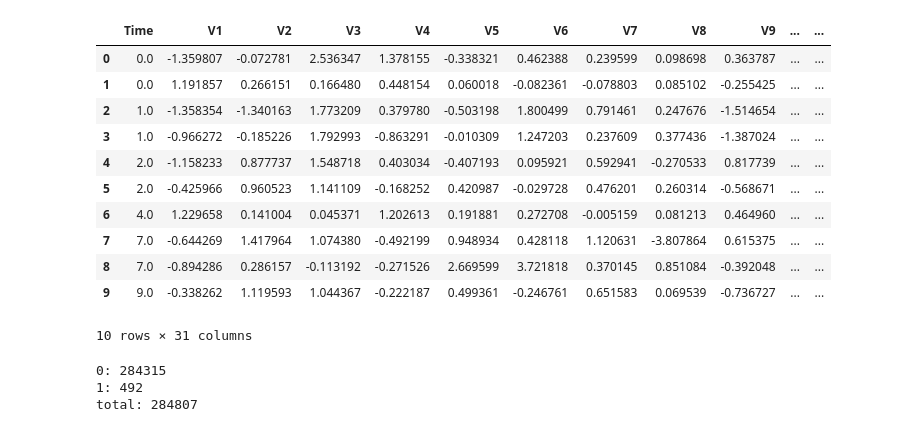
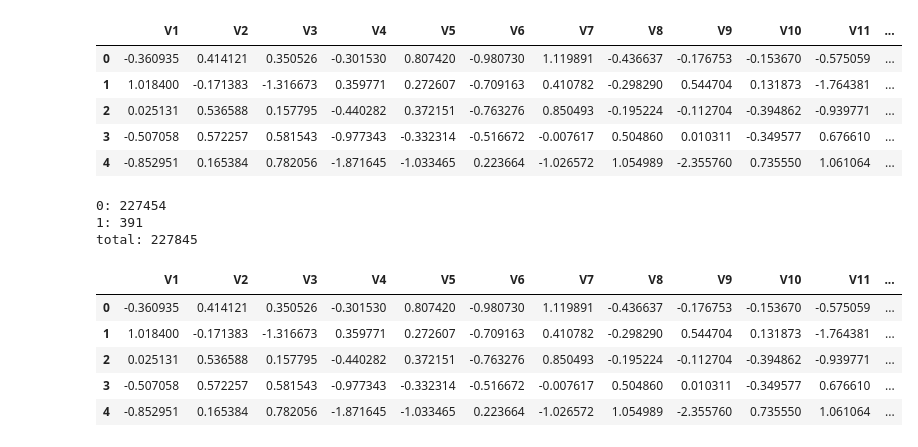
Before and after one commit to y-takashina/Gunosy-Internship-Textbook, a Jupyter notebook: exercise.ipynb, the cells around one changed output. Saved outputs shown, nothing was run; the diff lists cells and outputs as text; code cells hidden in the pictures.

```diff
--- a/exercise.ipynb
+++ b/exercise.ipynb
@@ -5,27 +5,32 @@ import matplotlib.pyplot as plt
 %matplotlib inline
 import seaborn as sns
 sns.set_style('ticks')
-# %%
-df = pd.read_csv('creditcard.csv')
-df[:10]
-# %% [output]
-|  | Time | V1 | V2 | V3 | V4 | V5 | V6 | V7 | V8 | V9 | ... | ... |
-| 0 | 0.0 | -1.359807 | -0.072781 | 2.536347 | 1.378155 | -0.338321 | 0.462388 | 0.239599 | 0.098698 | 0.363787 | ... | ... |
-| 1 | 0.0 | 1.191857 | 0.266151 | 0.166480 | 0.448154 | 0.060018 | -0.082361 | -0.078803 | 0.085102 | -0.255425 | ... | ... |
-| 2 | 1.0 | -1.358354 | -1.340163 | 1.773209 | 0.379780 | -0.503198 | 1.800499 | 0.791461 | 0.247676 | -1.514654 | ... | ... |
-| 3 | 1.0 | -0.966272 | -0.185226 | 1.792993 | -0.863291 | -0.010309 | 1.247203 | 0.237609 | 0.377436 | -1.387024 | ... | ... |
-| 4 | 2.0 | -1.158233 | 0.877737 | 1.548718 | 0.403034 | -0.407193 | 0.095921 | 0.592941 | -0.270533 | 0.817739 | ... | ... |
-| 5 | 2.0 | -0.425966 | 0.960523 | 1.141109 | -0.168252 | 0.420987 | -0.029728 | 0.476201 | 0.260314 | -0.568671 | ... | ... |
-| 6 | 4.0 | 1.229658 | 0.141004 | 0.045371 | 1.202613 | 0.191881 | 0.272708 | -0.005159 | 0.081213 | 0.464960 | ... | ... |
-| 7 | 7.0 | -0.644269 | 1.417964 | 1.074380 | -0.492199 | 0.948934 | 0.428118 | 1.120631 | -3.807864 | 0.615375 | ... | ... |
-| 8 | 7.0 | -0.894286 | 0.286157 | -0.113192 | -0.271526 | 2.669599 | 3.721818 | 0.370145 | 0.851084 | -0.392048 | ... | ... |
-| 9 | 9.0 | -0.338262 | 1.119593 | 1.044367 | -0.222187 | 0.499361 | -0.246761 | 0.651583 | 0.069539 | -0.736727 | ... | ... |
-10 rows × 31 columns
+# %%
+df_train = pd.read_csv('train.csv')
+df_test = pd.read_csv('test.csv')
+df_train[:5]
+# %% [output]
+|  | V1 | V2 | V3 | V4 | V5 | V6 | V7 | V8 | V9 | V10 | V11 | ... |
+| 0 | -0.360935 | 0.414121 | 0.350526 | -0.301530 | 0.807420 | -0.980730 | 1.119891 | -0.436637 | -0.176753 | -0.153670 | -0.575059 | ... |
+| 1 | 1.018400 | -0.171383 | -1.316673 | 0.359771 | 0.272607 | -0.709163 | 0.410782 | -0.298290 | 0.544704 | 0.131873 | -1.764381 | ... |
+| 2 | 0.025131 | 0.536588 | 0.157795 | -0.440282 | 0.372151 | -0.763276 | 0.850493 | -0.195224 | -0.112704 | -0.394862 | -0.939771 | ... |
+| 3 | -0.507058 | 0.572257 | 0.581543 | -0.977343 | -0.332314 | -0.516672 | -0.007617 | 0.504860 | 0.010311 | -0.349577 | 0.676610 | ... |
+| 4 | -0.852951 | 0.165384 | 0.782056 | -1.871645 | -1.033465 | 0.223664 | -1.026572 | 1.054989 | -2.355760 | 0.735550 | 1.061064 | ... |
 # %%
-print('0: %d\n1: %d' % tuple(df['Class'].value_counts()))
-print('total: %d' % len(df))
+print('0: %d\n1: %d' % tuple(df_train['Class'].value_counts()))
+print('total: %d' % len(df_train))
 # %% [output]
-0: 284315
-1: 492
-total: 284807
+0: 227454
+1: 391
+total: 227845
+# %%
+df_features = df_train.drop(['Amount', 'Class'], axis=1)
+df_features[:5]
+# %% [output]
+|  | V1 | V2 | V3 | V4 | V5 | V6 | V7 | V8 | V9 | V10 | V11 | ... |
+| 0 | -0.360935 | 0.414121 | 0.350526 | -0.301530 | 0.807420 | -0.980730 | 1.119891 | -0.436637 | -0.176753 | -0.153670 | -0.575059 | ... |
+| 1 | 1.018400 | -0.171383 | -1.316673 | 0.359771 | 0.272607 | -0.709163 | 0.410782 | -0.298290 | 0.544704 | 0.131873 | -1.764381 | ... |
+| 2 | 0.025131 | 0.536588 | 0.157795 | -0.440282 | 0.372151 | -0.763276 | 0.850493 | -0.195224 | -0.112704 | -0.394862 | -0.939771 | ... |
+| 3 | -0.507058 | 0.572257 | 0.581543 | -0.977343 | -0.332314 | -0.516672 | -0.007617 | 0.504860 | 0.010311 | -0.349577 | 0.676610 | ... |
+| 4 | -0.852951 | 0.165384 | 0.782056 | -1.871645 | -1.033465 | 0.223664 | -1.026572 | 1.054989 | -2.355760 | 0.735550 | 1.061064 | ... |
 # %%
```
Also changed, not shown: parts of 8 cells of this notebook.
